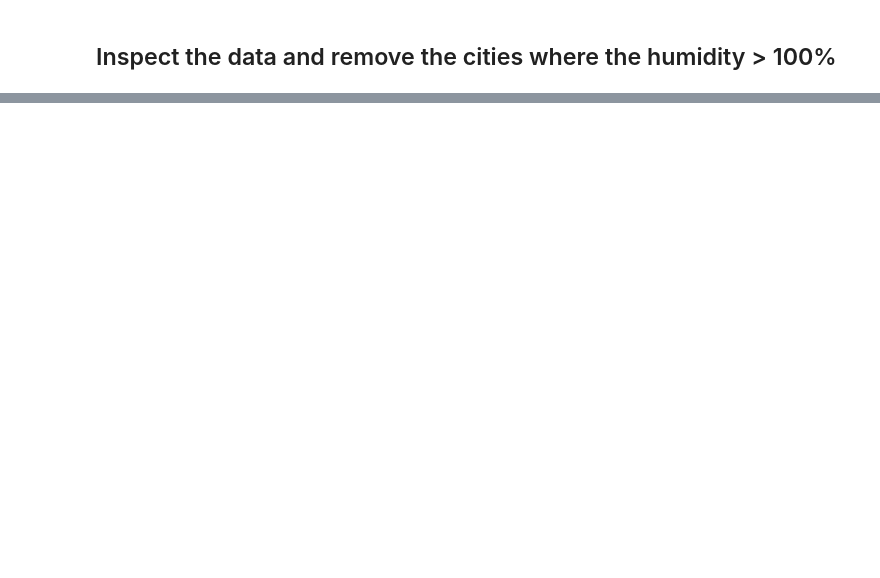
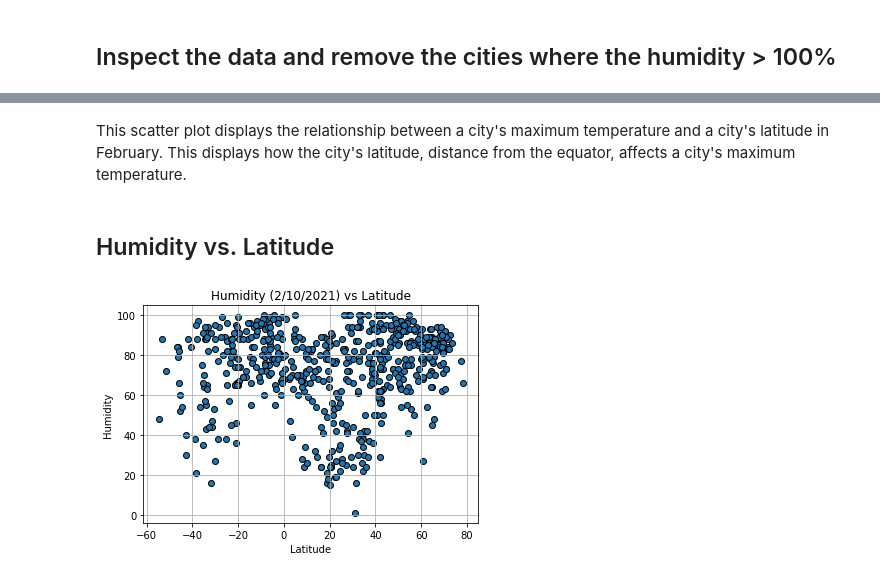
Before and after one commit to jroy22/python-api-challenge, a Jupyter notebook: WeatherPy/WeatherPy.ipynb, the cells around one changed output, grey strips where cells are left out. Cells and saved outputs as stored; diff of their text form; code cells hidden in the pictures; blank space fills up the shorter version.

```diff
--- a/WeatherPy/WeatherPy.ipynb
+++ b/WeatherPy/WeatherPy.ipynb
@@ -132,0 +190,19 @@ TypeError: '>=' not supported between instances of 'int' and 'str'
+# %% [markdown]
+This scatter plot displays the relationship between
+a city's maximum temperature and a city's latitude in February.
+This displays how the city's latitude, distance from the equator, affects
+a city's maximum temperature.
+# %% [markdown]
+## Humidity vs. Latitude
+# %%
+# Scatter plot of humidity vs latitude of the cities
+
+plt.scatter(lat,hum, marker = "o", edgecolor = "black")
+
+plt.title("Humidity (2/10/2021) vs Latitude")
+plt.xlabel("Latitude")
+plt.ylabel("Humidity")
+plt.grid(True)
+plt.show()
+# %% [output]
+[figure, added]
```
Also changed, not shown: parts of 18 cells of this notebook, 1 other file.
